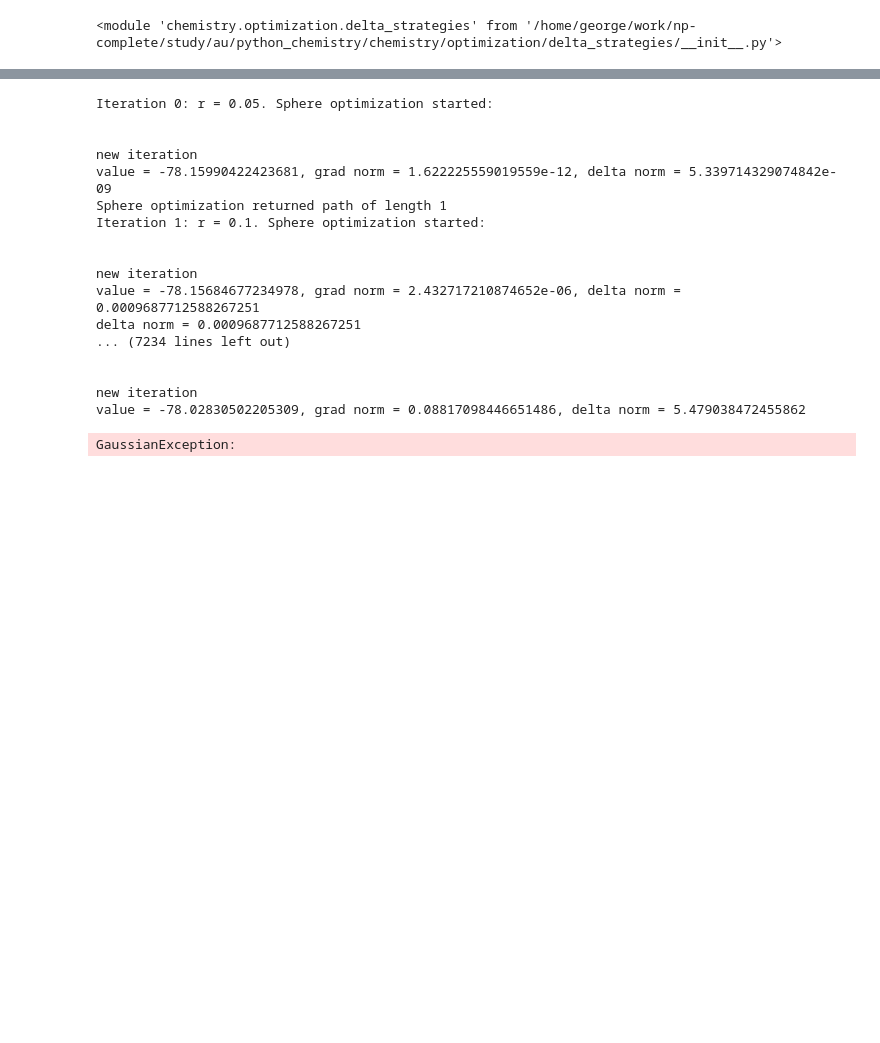
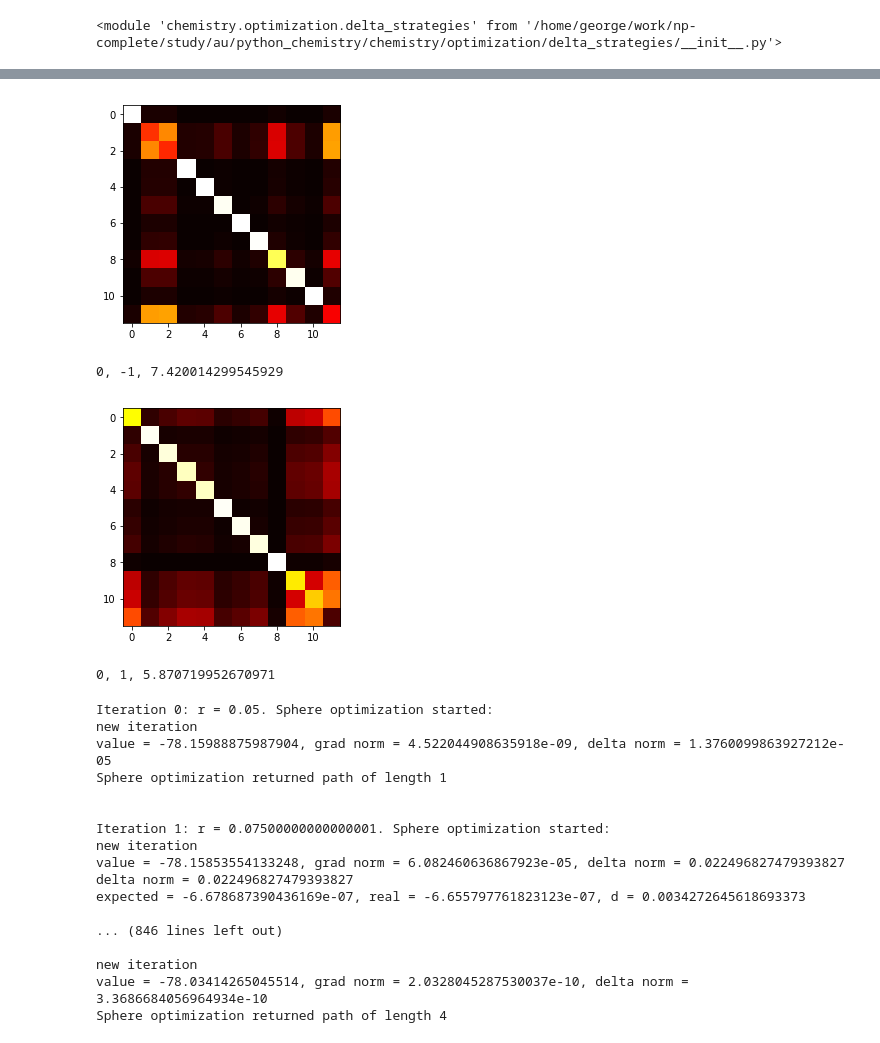
Before and after one commit to 1996vyacheslav/python_chemistry, a Jupyter notebook: research.ipynb, the cells around one changed output, grey strips where cells are left out. Cells and saved outputs as stored; diff of their text form; code cells hidden in the pictures; blank space fills up the shorter version.

```diff
--- a/research.ipynb
+++ b/research.ipynb
@@ -211,6 +222,40 @@ delta norm = 5.410023834835389
+# %%
+def test_function_hess(func, x):
+    hess = np.zeros((func.n_dims, func.n_dims))
+    delta = 1e-2
+    for i in range(func.n_dims):
+        for j in range(i, func.n_dims):
+            e1 = delta * linalg.eye(func.n_dims, i)
+            e2 = delta * linalg.eye(func.n_dims, j)
+
+            val = .25 * (func(x + e1 + e2) - func(x - e1 + e2) - func(x + e1 - e2) + func(x - e1 - e2)) / delta ** 2
+            print(val)
+            hess[i, j] = hess[j, i] = val
+    return hess
+
+rfo = delta_strategies.RFO(0)
+phi = np.zeros(normalized.n_dims - 1)
+
+for axis in range(normalized.n_dims):
+    for sign in [-1, 1]:
+        dir = sign * linalg.eye(normalized.n_dims, axis)
+        dir = np.random.randn(normalized.n_dims)
+
+        in_polar = functions.PolarCoordsWithDirection(normalized, .05, dir)
+        value, grad, hess = in_polar.value_grad_hess(phi)
+        delta = rfo(val=value, grad=grad, hess=hess)
+
+        print('{}, {}, {}'.format(axis, sign, np.linalg.norm(delta)))
+    break
+# %% [output]
+[figure, added]
+0, -1, 7.420014299545929
+[figure, added]
+0, 1, 5.870719952670971
 # %%
-for i, dir in enumerate(known_directions):
-    path = modules.shs.shs(normalized, dir, MAX_R, MAX_R)
+N = 1
+for i, dir in enumerate(known_directions[N:N + 1]):
+    path = modules.shs.shs(normalized, dir, MAX_R, MAX_R / 2)
 
 #     axs = plot_all_spheres(vects, values, figsize=(50, 50), n_grid=1000, is_contour=True)
 #     plot_path(axs, path)
@@ -220,20 +265,19 @@ for i, dir in enumerate(known_directions):
     molecule.save_chemcraft_path('path_{}.xyz'.format(i), path)
 # %% [output]
 Iteration 0: r = 0.05. Sphere optimization started:
+new iteration
+value = -78.15988875987904, grad norm = 4.522044908635918e-09, delta norm = 1.3760099863927212e-05
+Sphere optimization returned path of length 1
 
 
+Iteration 1: r = 0.07500000000000001. Sphere optimization started:
 new iteration
-value = -78.15990422423681, grad norm = 1.622225559019559e-12, delta norm = 5.339714329074842e-09
-Sphere optimization returned path of length 1
-Iteration 1: r = 0.1. Sphere optimization started:
+value = -78.15853554133248, grad norm = 6.082460636867923e-05, delta norm = 0.022496827479393827
+delta norm = 0.022496827479393827
+expected = -6.678687390436169e-07, real = -6.655797761823123e-07, d = 0.0034272645618693373
 
+... (846 lines left out)
 
 new iteration
-value = -78.15684677234978, grad norm = 2.432717210874652e-06, delta norm = 0.0009687712588267251
-delta norm = 0.0009687712588267251
-... (7234 lines left out)
-
-
-new iteration
-value = -78.02830502205309, grad norm = 0.08817098446651486, delta norm = 5.479038472455862
+value = -78.03414265045514, grad norm = 2.0328045287530037e-10, delta norm = 3.3686684056964934e-10
+Sphere optimization returned path of length 4
-GaussianException:
```
Also changed, not shown: parts of 13 cells of this notebook, 7 other files.
